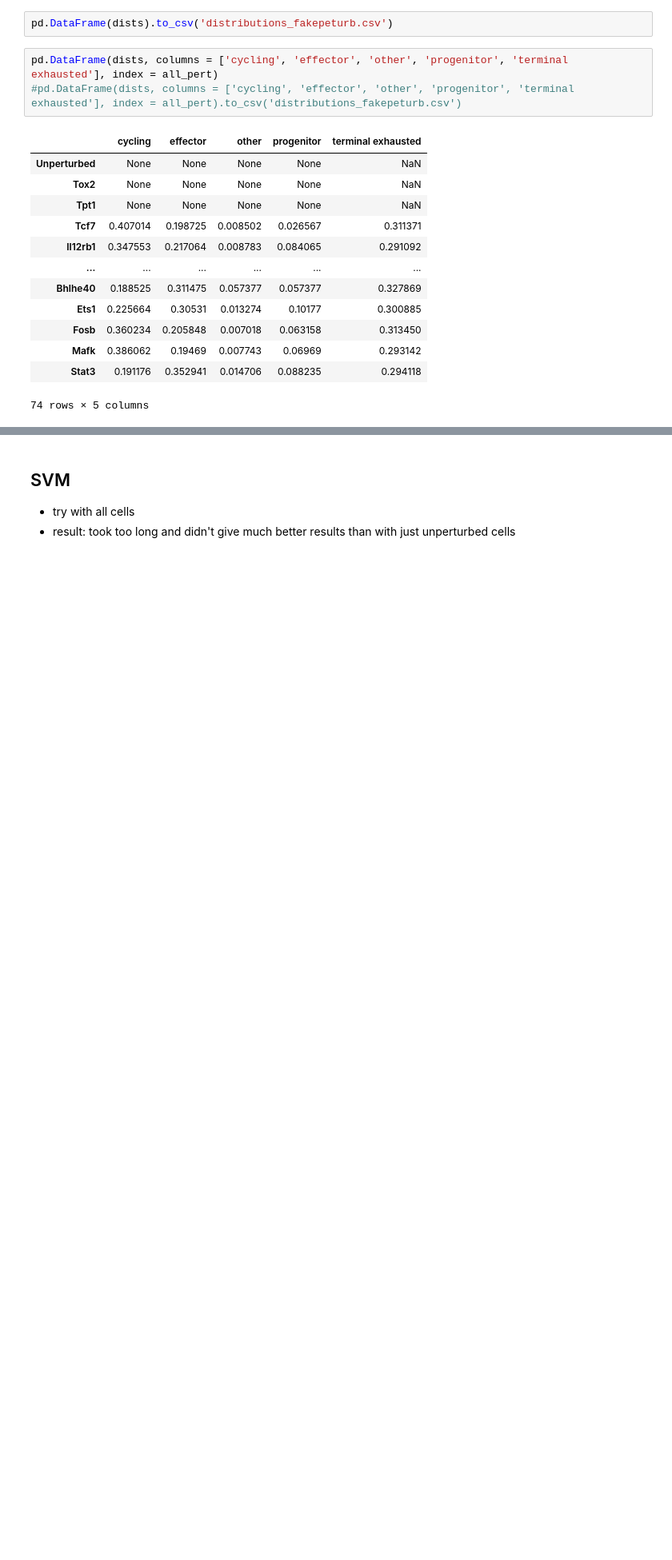
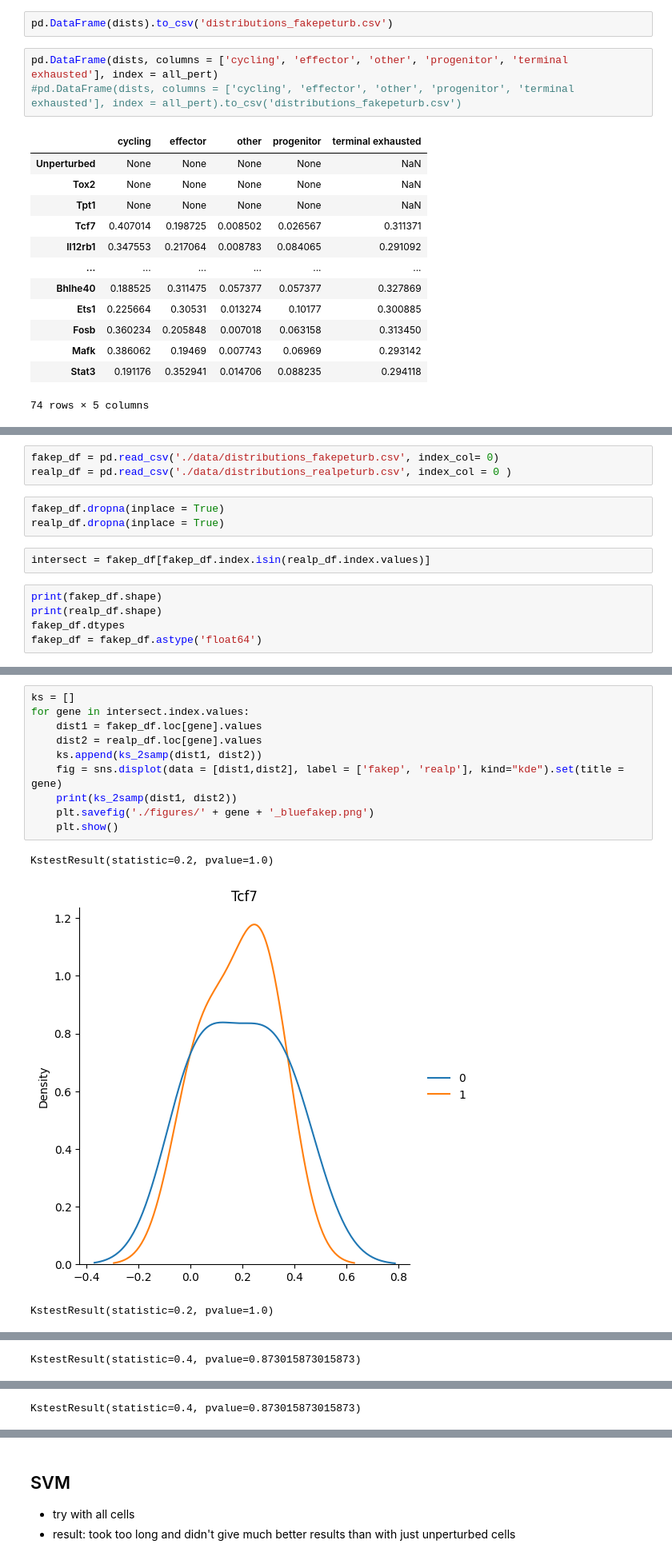
Before and after one commit to amandakhoo/CIDS2023, a Jupyter notebook: classifer.ipynb, the cells around one changed output, grey strips where cells are left out. Shown at 80% size. Saved outputs shown, nothing was run; the diff lists cells and outputs as text; blank space fills up the shorter version.

```diff
--- a/classifer.ipynb
+++ b/classifer.ipynb
@@ -474,0 +597,13 @@ pd.DataFrame(dists, columns = ['cycling', 'effector', 'other', 'progenitor', 'te
+# %%
+fakep_df = pd.read_csv('./data/distributions_fakepeturb.csv', index_col= 0)
+realp_df = pd.read_csv('./data/distributions_realpeturb.csv', index_col = 0 )
+# %%
+fakep_df.dropna(inplace = True)
+realp_df.dropna(inplace = True)
+# %%
+intersect = fakep_df[fakep_df.index.isin(realp_df.index.values)]
+# %%
+print(fakep_df.shape)
+print(realp_df.shape)
+fakep_df.dtypes
+fakep_df = fakep_df.astype('float64')
@@ -474,0 +613,14 @@ pd.DataFrame(dists, columns = ['cycling', 'effector', 'other', 'progenitor', 'te
+# %%
+ks = []
+for gene in intersect.index.values:
+    dist1 = fakep_df.loc[gene].values
+    dist2 = realp_df.loc[gene].values
+    ks.append(ks_2samp(dist1, dist2))
+    fig = sns.displot(data = [dist1,dist2], label = ['fakep', 'realp'], kind="kde").set(title = gene)
+    print(ks_2samp(dist1, dist2))
+    plt.savefig('./figures/' + gene + '_bluefakep.png')
+    plt.show()
+# %% [output]
+KstestResult(statistic=0.2, pvalue=1.0)
+[figure, added]
+KstestResult(statistic=0.2, pvalue=1.0)
@@ -474,0 +628 @@ pd.DataFrame(dists, columns = ['cycling', 'effector', 'other', 'progenitor', 'te
+KstestResult(statistic=0.4, pvalue=0.873015873015873)
@@ -474,0 +630 @@ pd.DataFrame(dists, columns = ['cycling', 'effector', 'other', 'progenitor', 'te
+KstestResult(statistic=0.4, pvalue=0.873015873015873)
```
Also changed, not shown: parts of 22 cells of this notebook, 4 other files.
